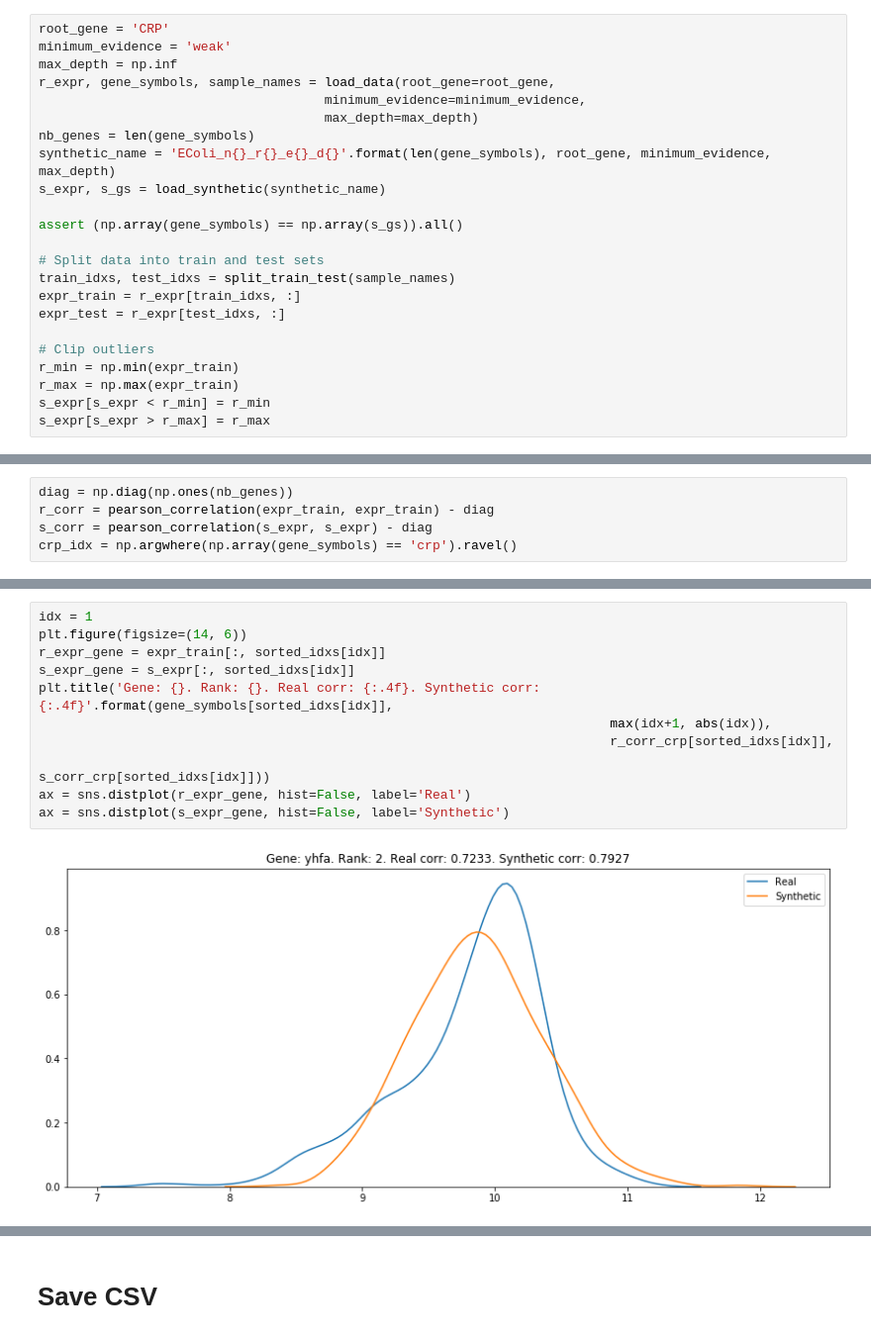
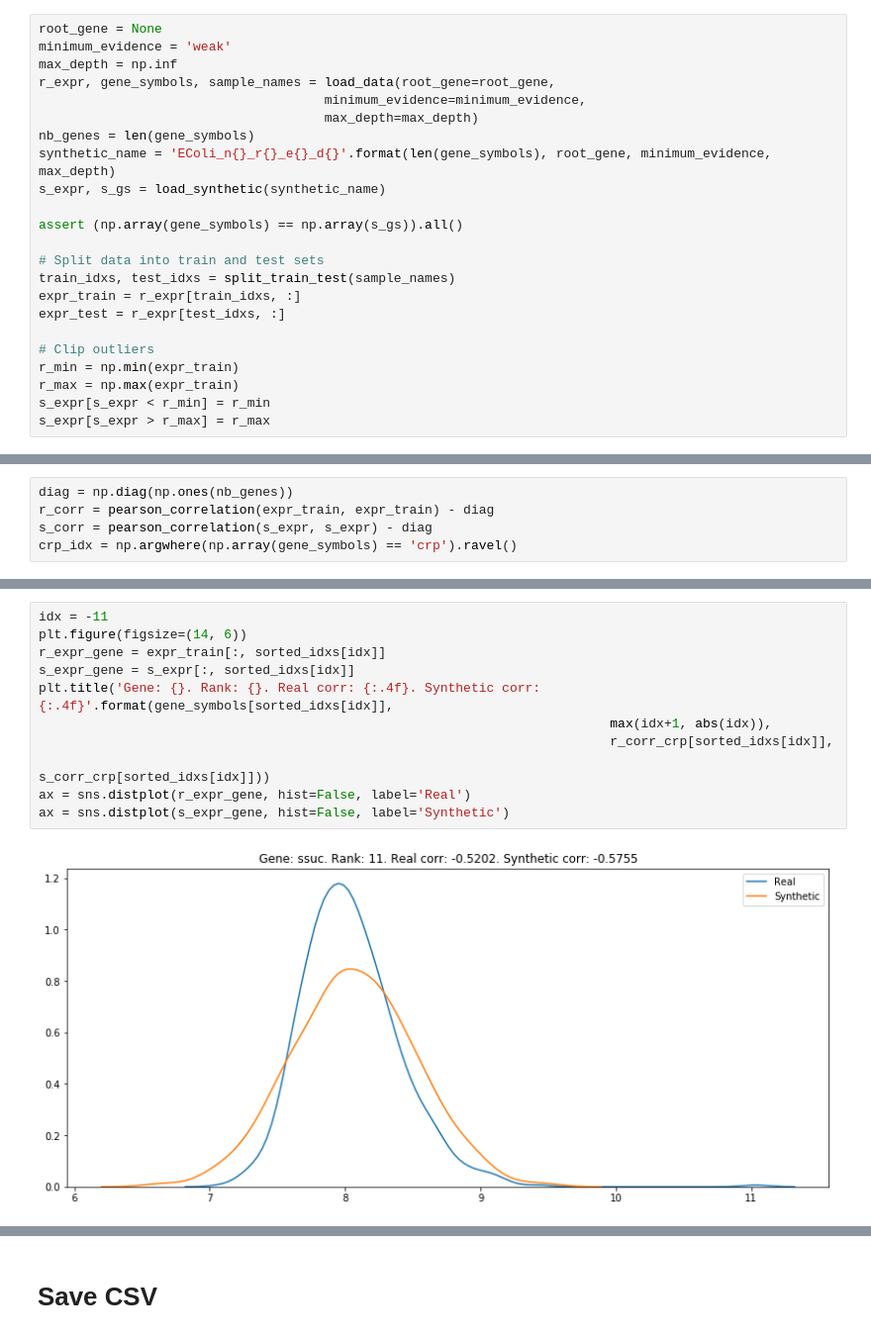
Before and after one commit to rvinas/adversarial-gene-expression, a Jupyter notebook: src/evaluate_data.ipynb, the cells around one changed output, grey strips where cells are left out. Shown at 99% size. Drawn from its saved outputs; the diff is of its cells as text.

```diff
--- a/src/evaluate_data.ipynb
+++ b/src/evaluate_data.ipynb
@@ -8,7 +8,7 @@ from clustering import *
 import seaborn as sns
 import scipy.stats as stats
 # %%
-root_gene = 'CRP'
+root_gene = None
 minimum_evidence = 'weak'
 max_depth = np.inf
 r_expr, gene_symbols, sample_names = load_data(root_gene=root_gene,
@@ -228,13 +228,13 @@ CRP correlation with hupa in synthetic: 0.6149771959630298
 # %%
-idx = 1
+idx = -11
 plt.figure(figsize=(14, 6))
 r_expr_gene = expr_train[:, sorted_idxs[idx]]
 s_expr_gene = s_expr[:, sorted_idxs[idx]]
 plt.title('Gene: {}. Rank: {}. Real corr: {:.4f}. Synthetic corr: {:.4f}'.format(gene_symbols[sorted_idxs[idx]],
                                                                           max(idx+1, abs(idx)),
                                                                           r_corr_crp[sorted_idxs[idx]],
                                                                           s_corr_crp[sorted_idxs[idx]]))
 ax = sns.distplot(r_expr_gene, hist=False, label='Real')
 ax = sns.distplot(s_expr_gene, hist=False, label='Synthetic')
 # %% [output]
-[figure, old version]
+[figure, new version]
```
Also changed, not shown: parts of 21 cells of this notebook, 17 other files.
